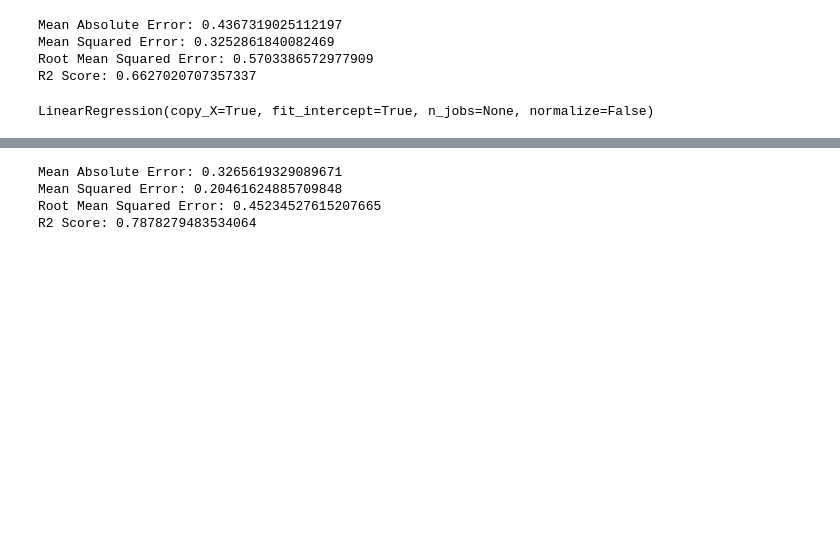
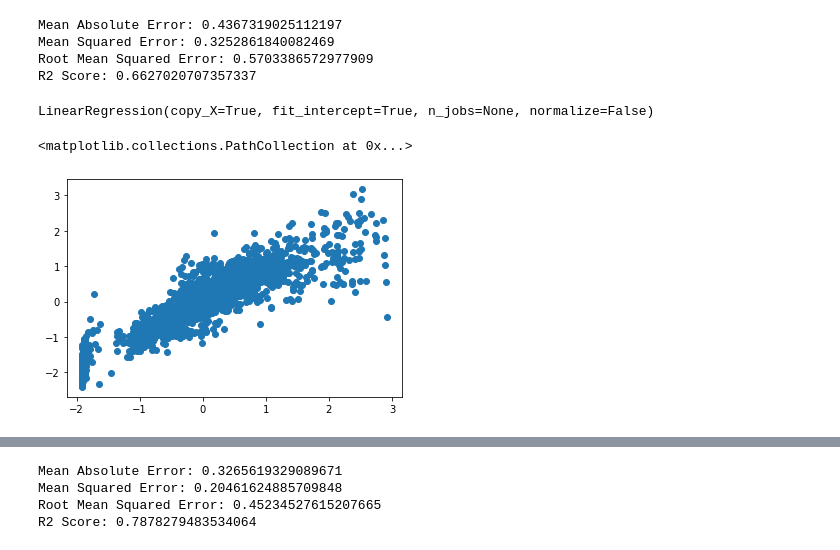
Before and after one commit to pranavjain594/InternshipProject, a Jupyter notebook: ProjectCode.ipynb, the cells around one changed output, grey strips where cells are left out. Drawn from its saved outputs; the diff is of its cells as text; code cells hidden in the pictures; blank space fills up the shorter version.

```diff
--- a/ProjectCode.ipynb
+++ b/ProjectCode.ipynb
@@ -412,3 +421,7 @@ LinearRegression(copy_X=True, fit_intercept=True, n_jobs=None, normalize=False)
 # %%
 # Predicting a new result with Polynomial Regression
 y_pred=lin_reg_2.predict(poly_reg.fit_transform(X_test))
+plt.scatter(y_test,y_pred)
+# %% [output]
+<matplotlib.collections.PathCollection at 0x...>
+[figure, added]
```
Also changed, not shown: parts of 7 cells of this notebook.
